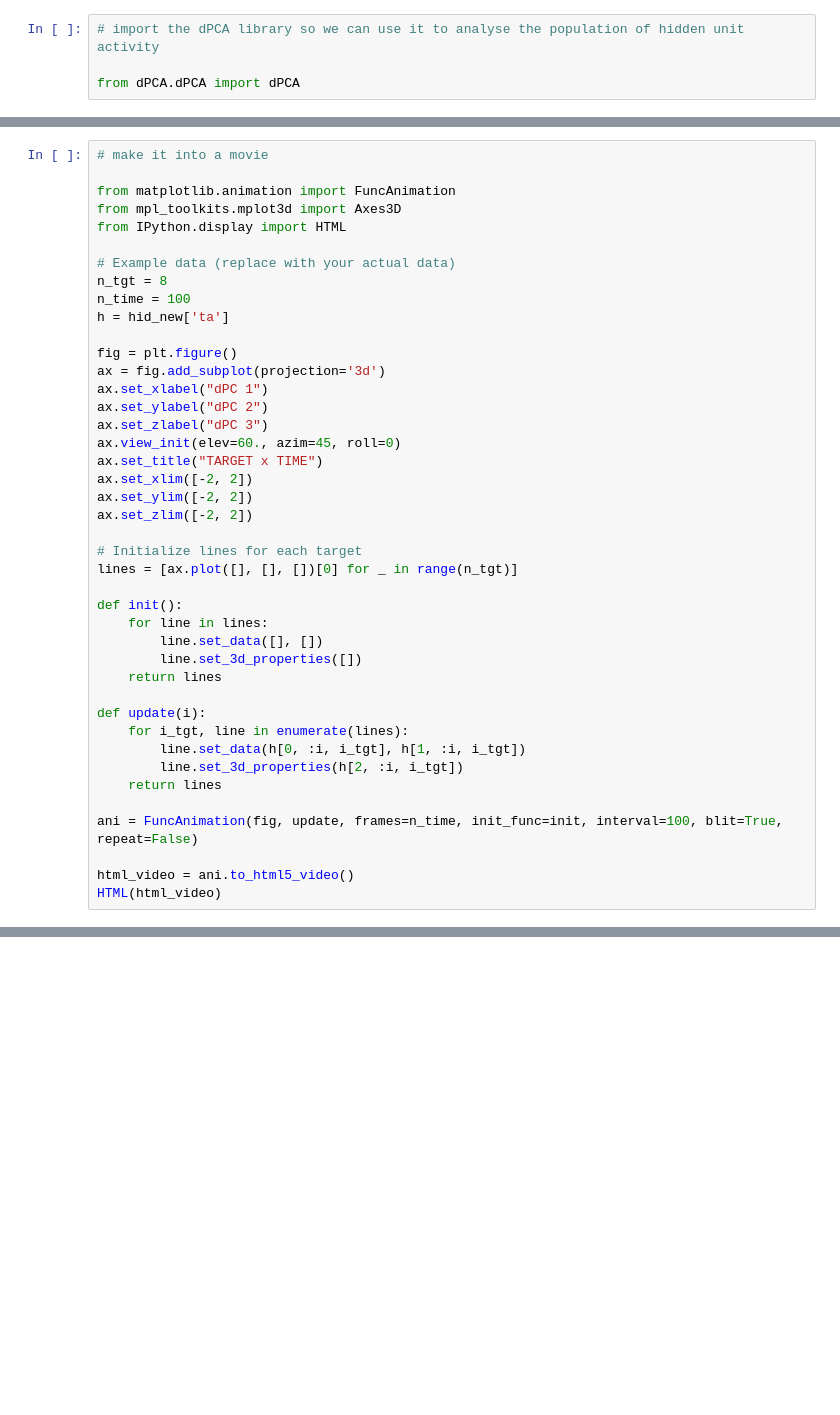
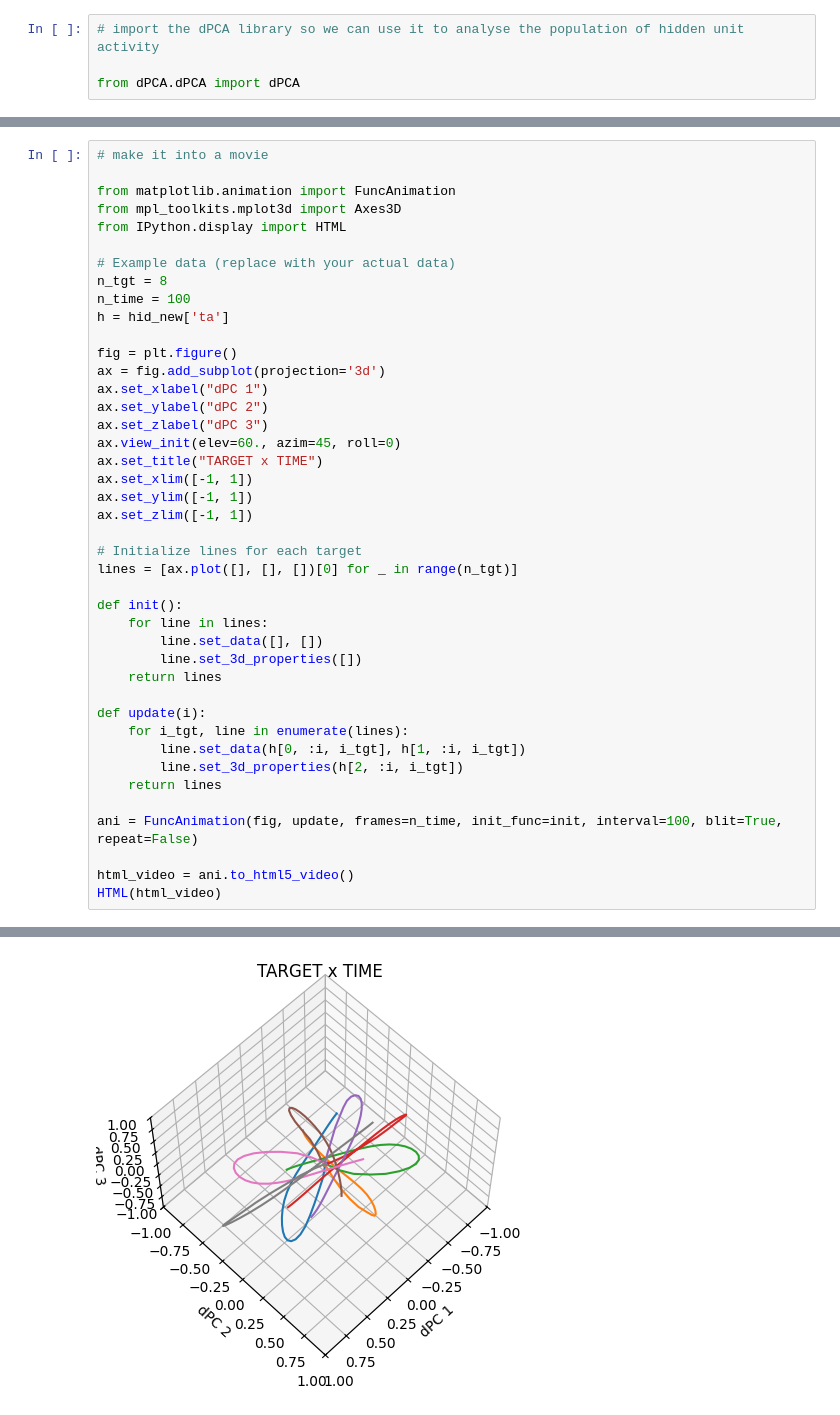
Before and after one commit to paulgribble/motornet_centerout, a Jupyter notebook: golook.ipynb, the cells around one changed output, grey strips where cells are left out. Drawn from its saved outputs; the diff is of its cells as text; blank space fills up the shorter version.

```diff
--- a/golook.ipynb
+++ b/golook.ipynb
@@ -197,9 +225,9 @@ ax.set_ylabel("dPC 2")
 ax.set_zlabel("dPC 3")
 ax.view_init(elev=60., azim=45, roll=0)
 ax.set_title("TARGET x TIME")
-ax.set_xlim([-2, 2])
-ax.set_ylim([-2, 2])
-ax.set_zlim([-2, 2])
+ax.set_xlim([-1, 1])
+ax.set_ylim([-1, 1])
+ax.set_zlim([-1, 1])
 
 # Initialize lines for each target
 lines = [ax.plot([], [], [])[0] for _ in range(n_tgt)]
@@ -220,3 +248,4 @@ ani = FuncAnimation(fig, update, frames=n_time, init_func=init, interval=100, bl
 
 html_video = ani.to_html5_video()
 HTML(html_video)
+# %% [output]
@@ -222,0 +253 @@ HTML(html_video)
+[figure, added]
```
Also changed, not shown: parts of 11 cells of this notebook.
